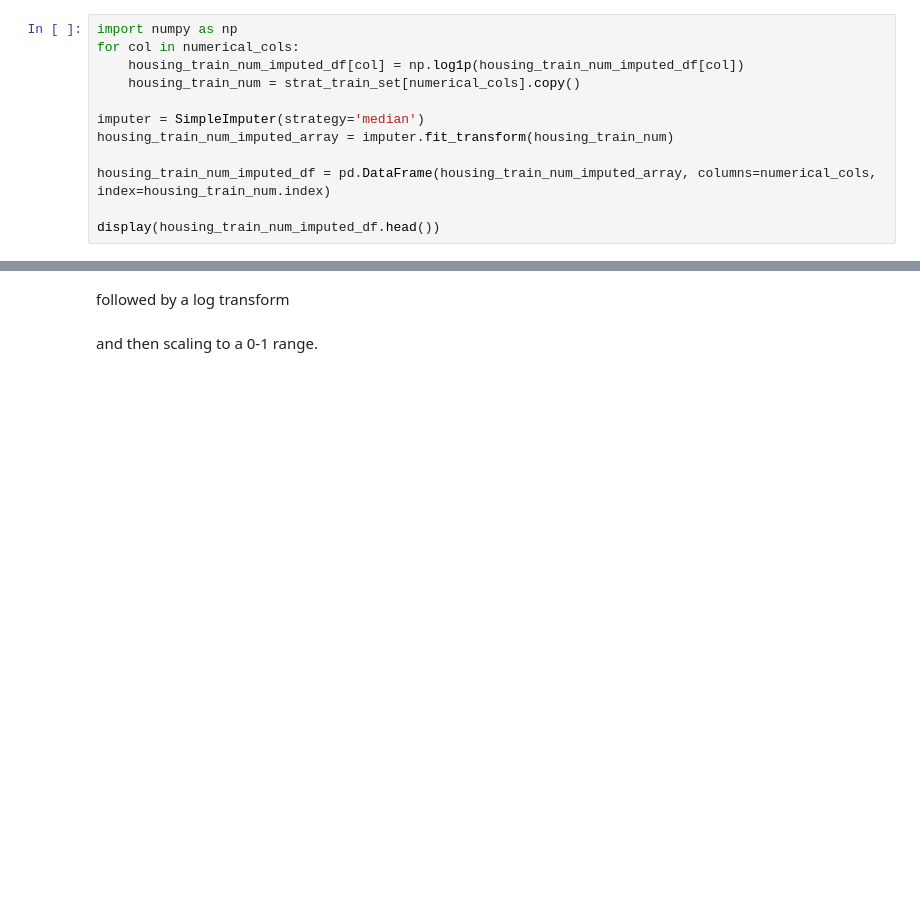
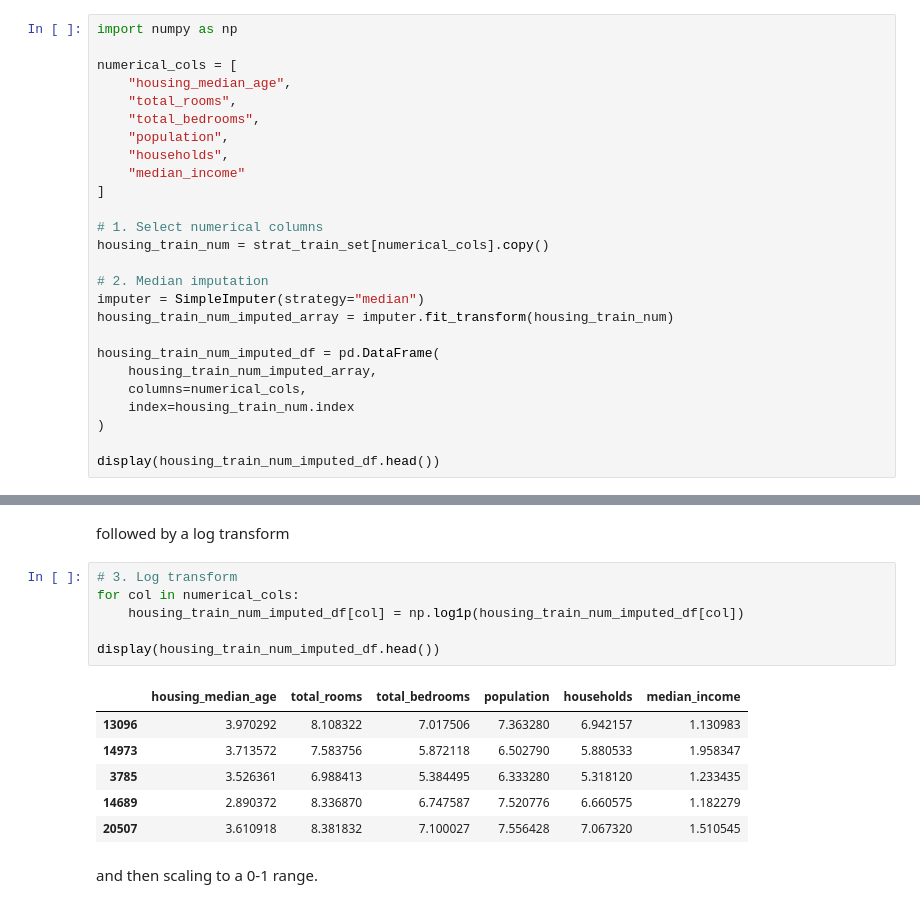
Before and after one commit to EinMenthos/CPSC483-ML, a Jupyter notebook: CPSC_483_Homework_1_2026.ipynb, the cells around one changed output, grey strips where cells are left out. Saved outputs shown, nothing was run; the diff lists cells and outputs as text; blank space fills up the shorter version.

```diff
--- a/CPSC_483_Homework_1_2026.ipynb
+++ b/CPSC_483_Homework_1_2026.ipynb
@@ -170,14 +164,28 @@ display(cat_processed_df.head())
 For the numerical variables "housing_median_age", "total_rooms",                "total_bedrooms", "population", "households", and "median_income", replace missing values with the median
 # %%
 import numpy as np
-for col in numerical_cols:
-    housing_train_num_imputed_df[col] = np.log1p(housing_train_num_imputed_df[col])
-    housing_train_num = strat_train_set[numerical_cols].copy()
 
-imputer = SimpleImputer(strategy='median')
+numerical_cols = [
+    "housing_median_age",
+    "total_rooms",
+    "total_bedrooms",
+    "population",
+    "households",
+    "median_income"
+]
+
+# 1. Select numerical columns
+housing_train_num = strat_train_set[numerical_cols].copy()
+
+# 2. Median imputation
+imputer = SimpleImputer(strategy="median")
 housing_train_num_imputed_array = imputer.fit_transform(housing_train_num)
 
-housing_train_num_imputed_df = pd.DataFrame(housing_train_num_imputed_array, columns=numerical_cols, index=housing_train_num.index)
+housing_train_num_imputed_df = pd.DataFrame(
+    housing_train_num_imputed_array,
+    columns=numerical_cols,
+    index=housing_train_num.index
+)
 
 display(housing_train_num_imputed_df.head())
 # %% [output]
@@ -189,6 +197,19 @@ display(housing_train_num_imputed_df.head())
 | 20507 | 36.0 | 4366.0 | 1211.0 | 1912.0 | 1172.0 | 3.5292 |
 # %% [markdown]
 followed by a log transform
+# %%
+# 3. Log transform
+for col in numerical_cols:
+    housing_train_num_imputed_df[col] = np.log1p(housing_train_num_imputed_df[col])
+
+display(housing_train_num_imputed_df.head())
+# %% [output]
+|  | housing_median_age | total_rooms | total_bedrooms | population | households | median_income |
+| 13096 | 3.970292 | 8.108322 | 7.017506 | 7.363280 | 6.942157 | 1.130983 |
+| 14973 | 3.713572 | 7.583756 | 5.872118 | 6.502790 | 5.880533 | 1.958347 |
+| 3785 | 3.526361 | 6.988413 | 5.384495 | 6.333280 | 5.318120 | 1.233435 |
+| 14689 | 2.890372 | 8.336870 | 6.747587 | 7.520776 | 6.660575 | 1.182279 |
+| 20507 | 3.610918 | 8.381832 | 7.100027 | 7.556428 | 7.067320 | 1.510545 |
 # %% [markdown]
  and then scaling to a 0-1 range.
 # %%
```
Also changed, not shown: parts of 6 cells of this notebook, 2 other files.
